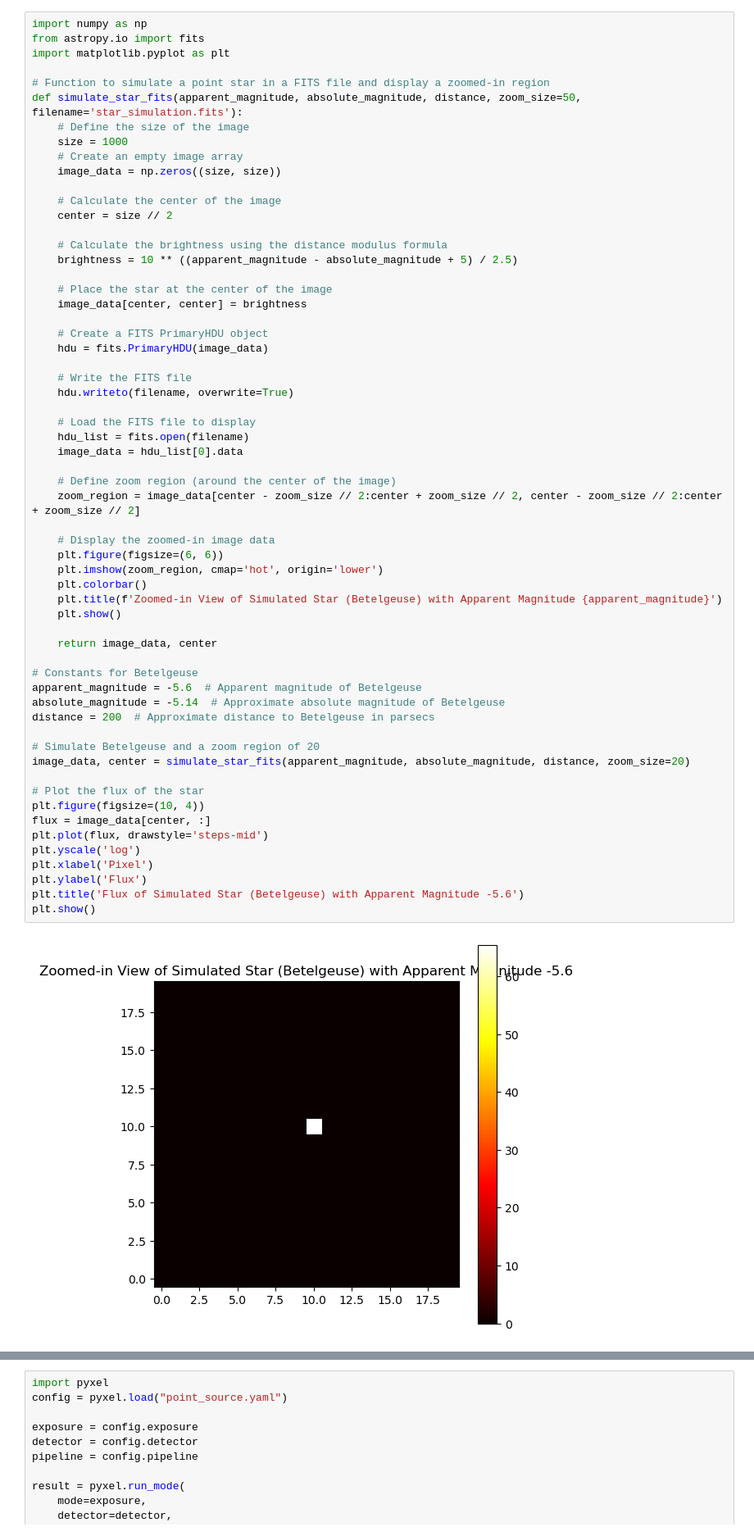
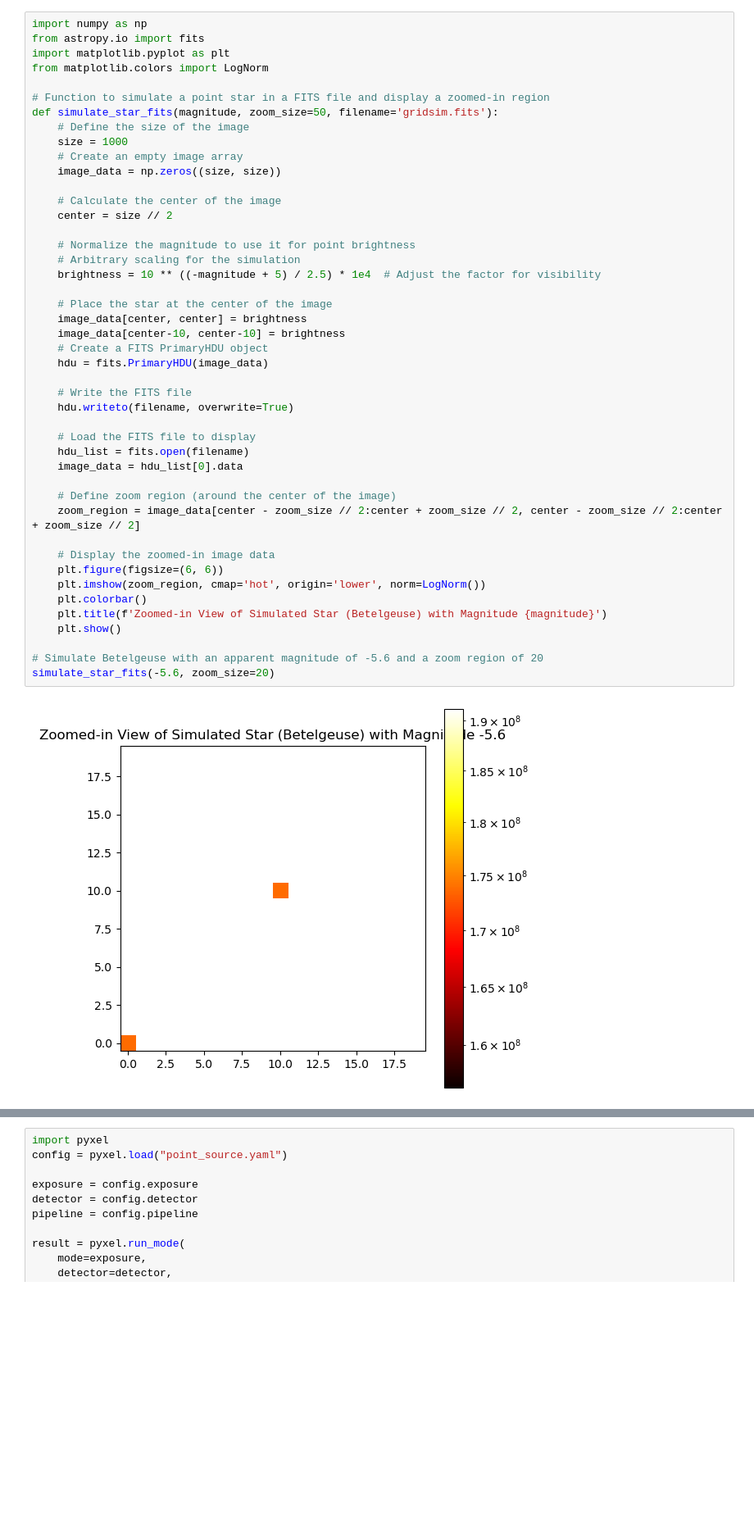
Before and after one commit to wasnaqvi/SIP, a Jupyter notebook: Notebooks/Point_Source.ipynb, the cells around one changed output, grey strips where cells are left out. Shown at 82% size. Saved outputs shown, nothing was run; the diff lists cells and outputs as text; blank space fills up the shorter version.

Commit message:
grid of star work

```diff
--- a/Notebooks/Point_Source.ipynb
+++ b/Notebooks/Point_Source.ipynb
@@ -99,61 +99,46 @@ simulate_star_fits(-5.6, zoom_size=20)
 import numpy as np
 from astropy.io import fits
 import matplotlib.pyplot as plt
+from matplotlib.colors import LogNorm
 
 # Function to simulate a point star in a FITS file and display a zoomed-in region
-def simulate_star_fits(apparent_magnitude, absolute_magnitude, distance, zoom_size=50, filename='star_simulation.fits'):
+def simulate_star_fits(magnitude, zoom_size=50, filename='gridsim.fits'):
     # Define the size of the image
     size = 1000
     # Create an empty image array
     image_data = np.zeros((size, size))
 
     # Calculate the center of the image
     center = size // 2
 
-    # Calculate the brightness using the distance modulus formula
-    brightness = 10 ** ((apparent_magnitude - absolute_magnitude + 5) / 2.5)
+    # Normalize the magnitude to use it for point brightness
+    # Arbitrary scaling for the simulation
+    brightness = 10 ** ((-magnitude + 5) / 2.5) * 1e4  # Adjust the factor for visibility
 
     # Place the star at the center of the image
     image_data[center, center] = brightness
-
+    image_data[center-10, center-10] = brightness
     # Create a FITS PrimaryHDU object
     hdu = fits.PrimaryHDU(image_data)
 
     # Write the FITS file
     hdu.writeto(filename, overwrite=True)
 
     # Load the FITS file to display
     hdu_list = fits.open(filename)
     image_data = hdu_list[0].data
 
     # Define zoom region (around the center of the image)
     zoom_region = image_data[center - zoom_size // 2:center + zoom_size // 2, center - zoom_size // 2:center + zoom_size // 2]
 
     # Display the zoomed-in image data
     plt.figure(figsize=(6, 6))
-    plt.imshow(zoom_region, cmap='hot', origin='lower')
+    plt.imshow(zoom_region, cmap='hot', origin='lower', norm=LogNorm())
     plt.colorbar()
-    plt.title(f'Zoomed-in View of Simulated Star (Betelgeuse) with Apparent Magnitude {apparent_magnitude}')
+    plt.title(f'Zoomed-in View of Simulated Star (Betelgeuse) with Magnitude {magnitude}')
     plt.show()
 
-    return image_data, center
-
-# Constants for Betelgeuse
-apparent_magnitude = -5.6  # Apparent magnitude of Betelgeuse
-absolute_magnitude = -5.14  # Approximate absolute magnitude of Betelgeuse
-distance = 200  # Approximate distance to Betelgeuse in parsecs
-
-# Simulate Betelgeuse and a zoom region of 20
-image_data, center = simulate_star_fits(apparent_magnitude, absolute_magnitude, distance, zoom_size=20)
-
-# Plot the flux of the star
-plt.figure(figsize=(10, 4))
-flux = image_data[center, :]
-plt.plot(flux, drawstyle='steps-mid')
-plt.yscale('log')
-plt.xlabel('Pixel')
-plt.ylabel('Flux')
-plt.title('Flux of Simulated Star (Betelgeuse) with Apparent Magnitude -5.6')
-plt.show()
+# Simulate Betelgeuse with an apparent magnitude of -5.6 and a zoom region of 20
+simulate_star_fits(-5.6, zoom_size=20)
 # %% [output]
-[figure, old version]
+[figure, new version]
```
Also changed, not shown: parts of 4 cells of this notebook, 14 other files.
